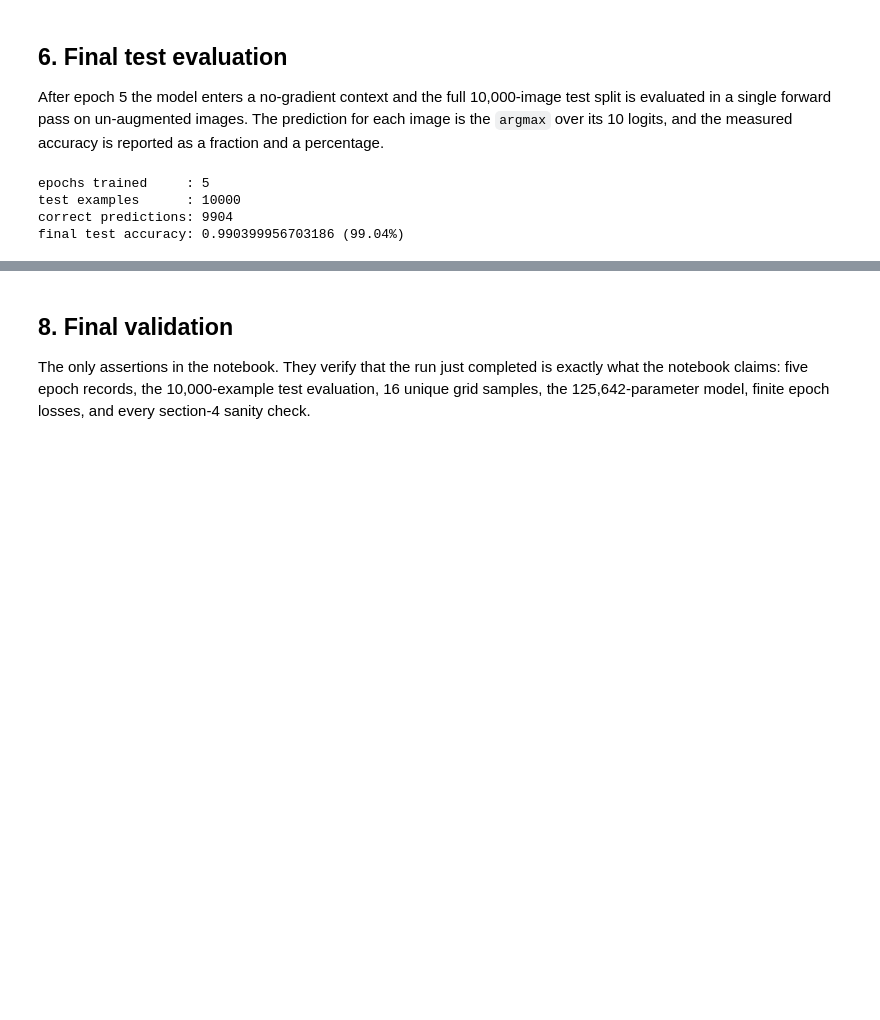
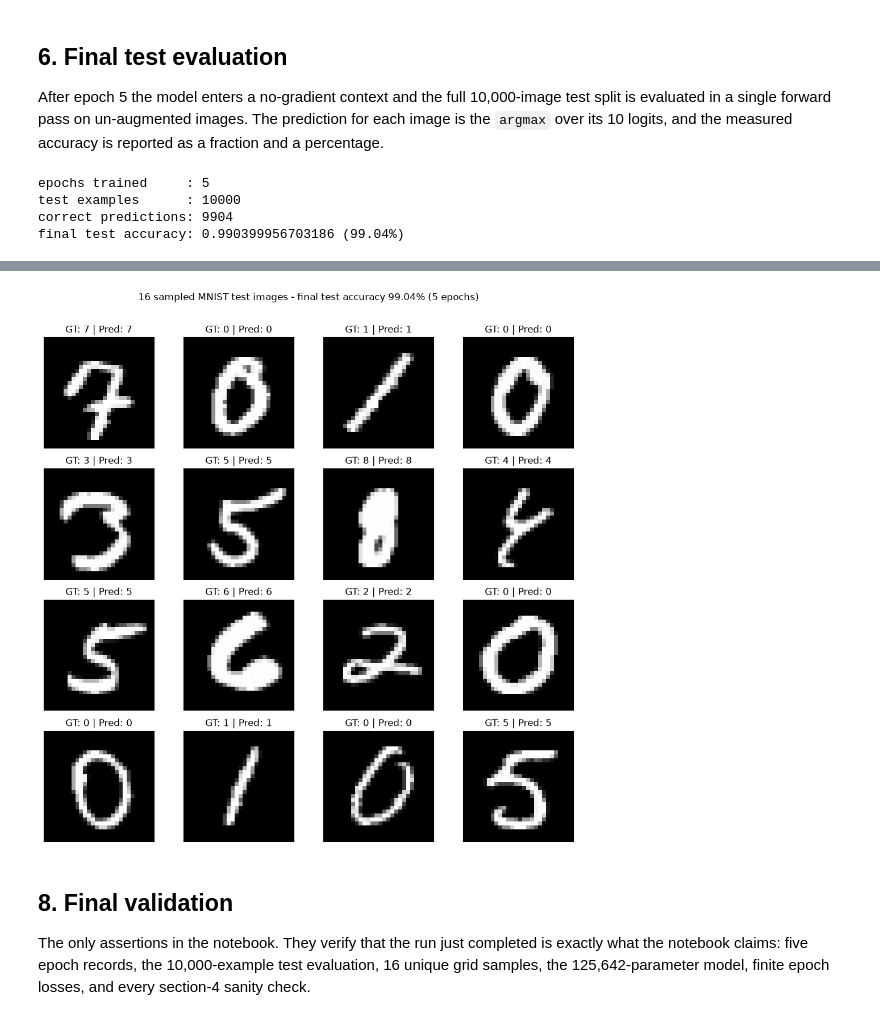
Before and after one commit to justinruaya123/ai231-me1, a Jupyter notebook: mnist_einops_einsum_cnn.ipynb, the cells around one changed output, grey strips where cells are left out. Saved outputs shown, nothing was run; the diff lists cells and outputs as text; code cells hidden in the pictures; blank space fills up the shorter version.

```diff
--- a/mnist_einops_einsum_cnn.ipynb
+++ b/mnist_einops_einsum_cnn.ipynb
@@ -558,57 +547,36 @@ history_figure.show()
 # %%
 sample_generator = torch.Generator().manual_seed(SEED + 1)
 sample_indices = torch.randperm(test_predictions.shape[0], generator=sample_generator)[:16]
 
 with torch.no_grad():
     sample_images_norm = test_images[sample_indices]
     sample_logits = forward(sample_images_norm, params)
 sample_predictions = sample_logits.argmax(dim=1)
 sample_targets = test_targets[sample_indices]
 
 sample_images = (sample_images_norm * MNIST_STD + MNIST_MEAN).clamp(0.0, 1.0)
-sample_images_hw = rearrange(sample_images, "b 1 h w -> b h w")
+sample_images_hw = rearrange(sample_images, "b 1 h w -> b h w").cpu().numpy()
 
-titles = [
-    f"GT: {int(sample_targets[i])} | Pred: {int(sample_predictions[i])}" for i in range(16)
-]
-
-grid_figure = plotly_subplots.make_subplots(rows=4, cols=4, subplot_titles=titles)
-for i in range(16):
-    row, col = divmod(i, 4)
-    grid_figure.add_trace(
-        go.Heatmap(
-            z=sample_images_hw[i].cpu().tolist(),
-            zmin=0.0,
-            zmax=1.0,
-            colorscale="Gray",
-            showscale=False,
-            xgap=0,
-            ygap=0,
-            name="",
-        ),
-        row=row + 1,
-        col=col + 1,
+grid_fig, grid_axes = plt.subplots(4, 4, figsize=(10, 10))
+for i, ax in enumerate(grid_axes.ravel()):
+    ax.imshow(sample_images_hw[i], cmap="gray", vmin=0.0, vmax=1.0)
+    ax.set_xticks([])
+    ax.set_yticks([])
+    ax.set_aspect("equal")
+    wrong = int(sample_targets[i]) != int(sample_predictions[i])
+    ax.set_title(
+        f"GT: {int(sample_targets[i])} | Pred: {int(sample_predictions[i])}",
+        color="red" if wrong else "black",
     )
 
-for axis in range(1, 17):
-    x_id = "x" if axis == 1 else f"x{axis}"
-    y_id = "y" if axis == 1 else f"y{axis}"
-    grid_figure.update_xaxes(selector=x_id, scaleanchor=y_id, scaleratio=1, showticklabels=False)
-    grid_figure.update_yaxes(selector=y_id, autorange="reversed", showticklabels=False)
-
-for i, annotation in enumerate(grid_figure.layout.annotations):
-    if int(sample_targets[i]) != int(sample_predictions[i]):
-        annotation.font.color = "red"
-
-grid_figure.update_layout(
-    title_text=(
-        f"16 sampled MNIST test images - final test accuracy "
-        f"{100.0 * float(test_accuracy):.2f}% (5 epochs)"
-    ),
-    height=950,
-    width=950,
+grid_fig.suptitle(
+    f"16 sampled MNIST test images - final test accuracy "
+    f"{100.0 * float(test_accuracy):.2f}% (5 epochs)"
 )
-grid_figure.show()
+grid_fig.tight_layout(rect=(0, 0, 1, 0.97))
+plt.show()
+# %% [output]
+[figure, added]
 # %% [markdown]
 ## 8. Final validation
 
```
Also changed, not shown: parts of 5 cells of this notebook, 5 other files.
